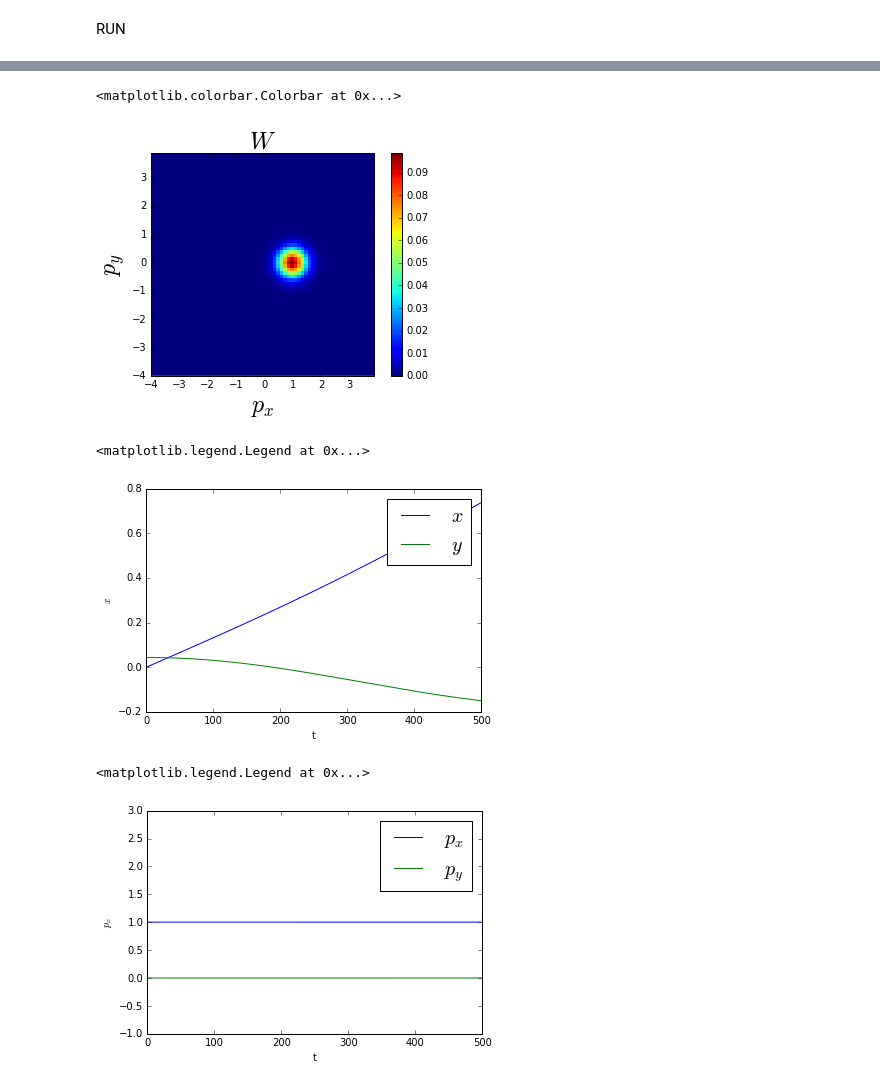
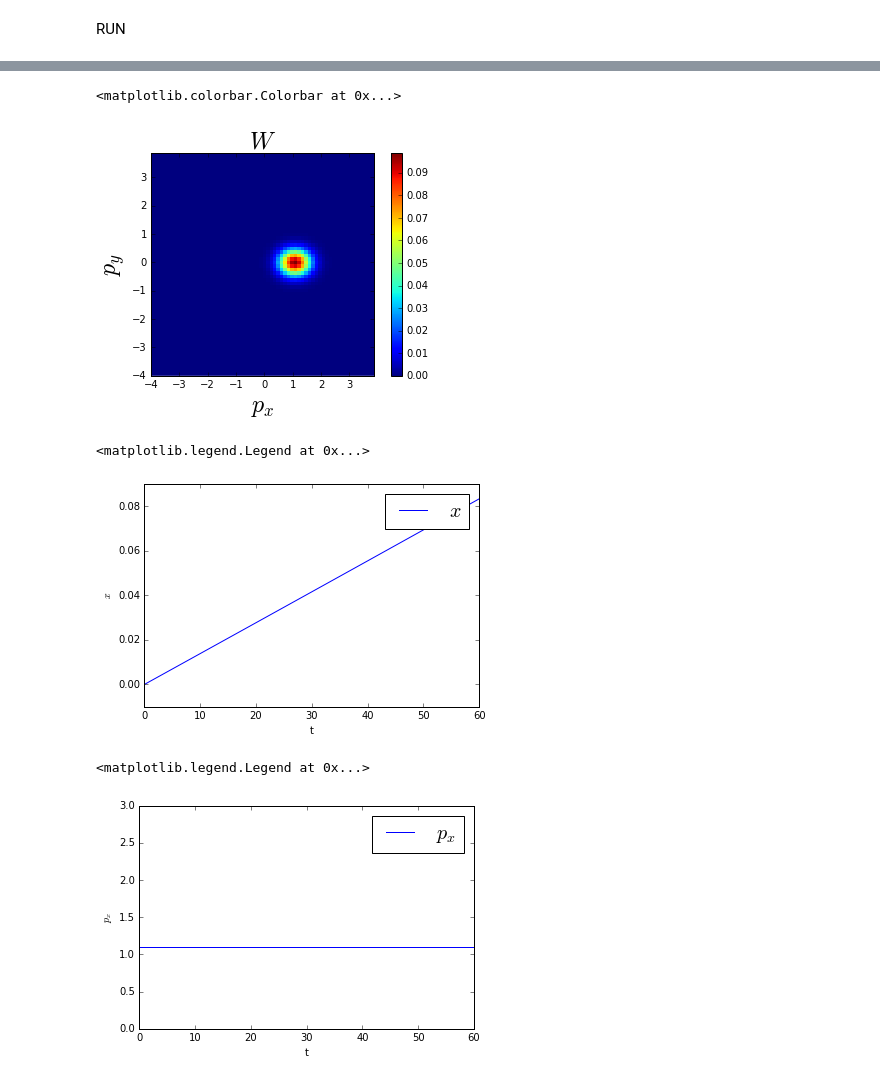
Before and after one commit to cabrer7/PyWignerCUDA2, a Jupyter notebook: instances/WignerDirac4D_64_64/FreeFiltered.ipynb, the cells around one changed output, grey strips where cells are left out. Cells and saved outputs as stored; diff of their text form; code cells hidden in the pictures.

```diff
--- a/instances/WignerDirac4D_64_64/FreeFiltered.ipynb
+++ b/instances/WignerDirac4D_64_64/FreeFiltered.ipynb
@@ -33,7 +37,7 @@ class frame( GPU_WignerDirac4D ):
 
         self.skipFrames = 1
         self.dt         = 0.002
-        self.timeSteps  =   500
+        self.timeSteps  =   60
 
         # Phase space window
         self.p_y_amplitude = 4.          #axis 0
@@ -42,9 +46,9 @@ class frame( GPU_WignerDirac4D ):
         self.x_amplitude   = 16.        #axis 3
 
         # Ambiguity space window
-        self.theta_y_amplitude  = 10.     #axis 0
+        self.theta_y_amplitude  = 20.     #axis 0
         self.lambda_y_amplitude = 6.     #axis 1
-        self.theta_x_amplitude  = 10.    #axis 2
+        self.theta_x_amplitude  = 22.    #axis 2
         self.lambda_x_amplitude = 6.    #axis 3
 
         # Dynamics
@@ -340,25 +346,21 @@ plt.axes().set_aspect(1)
 plt.colorbar()
 # %% [output]
 <matplotlib.colorbar.Colorbar at 0x...>
-[figure, old version]
+[figure, new version]
 # %%
 plt.plot( instance.average_x  , label="$x$")
-
-plt.plot( instance.average_y  , label="$y$")
-
 plt.ylabel("$x$")
 plt.xlabel("t")
 plt.legend(fontsize=20)
 # %% [output]
 <matplotlib.legend.Legend at 0x...>
-[figure, old version]
+[figure, new version]
 # %%
 plt.plot( instance.average_p_x , label="$p_x$")
-plt.plot( instance.average_p_y , label="$p_y$")
 plt.ylabel("$p_x$")
 plt.xlabel("t")
-plt.ylim(-1,3)
+plt.ylim(0,3)
 plt.legend(fontsize=20)
 # %% [output]
 <matplotlib.legend.Legend at 0x...>
-[figure, old version]
+[figure, new version]
```
Also changed, not shown: parts of 23 cells of this notebook.
